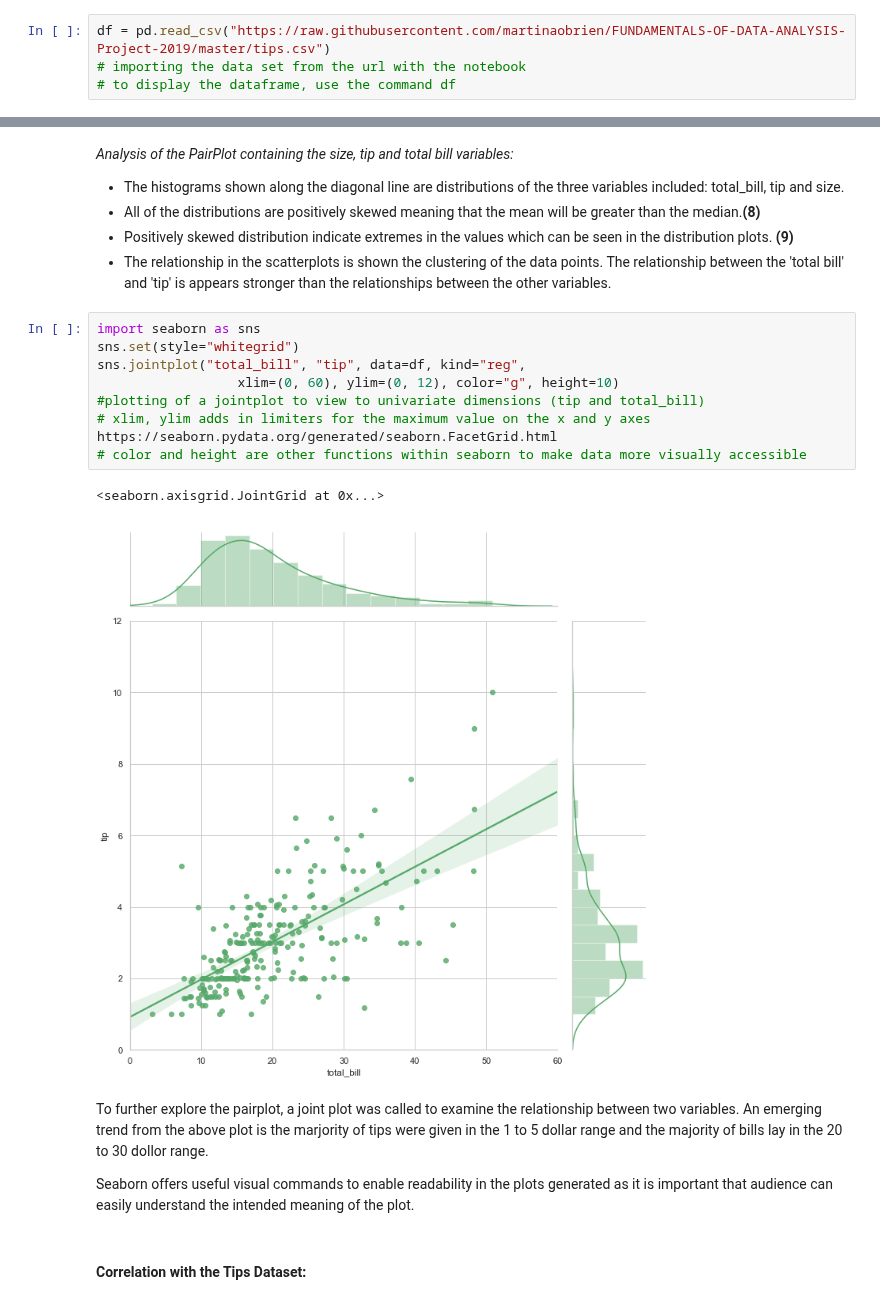
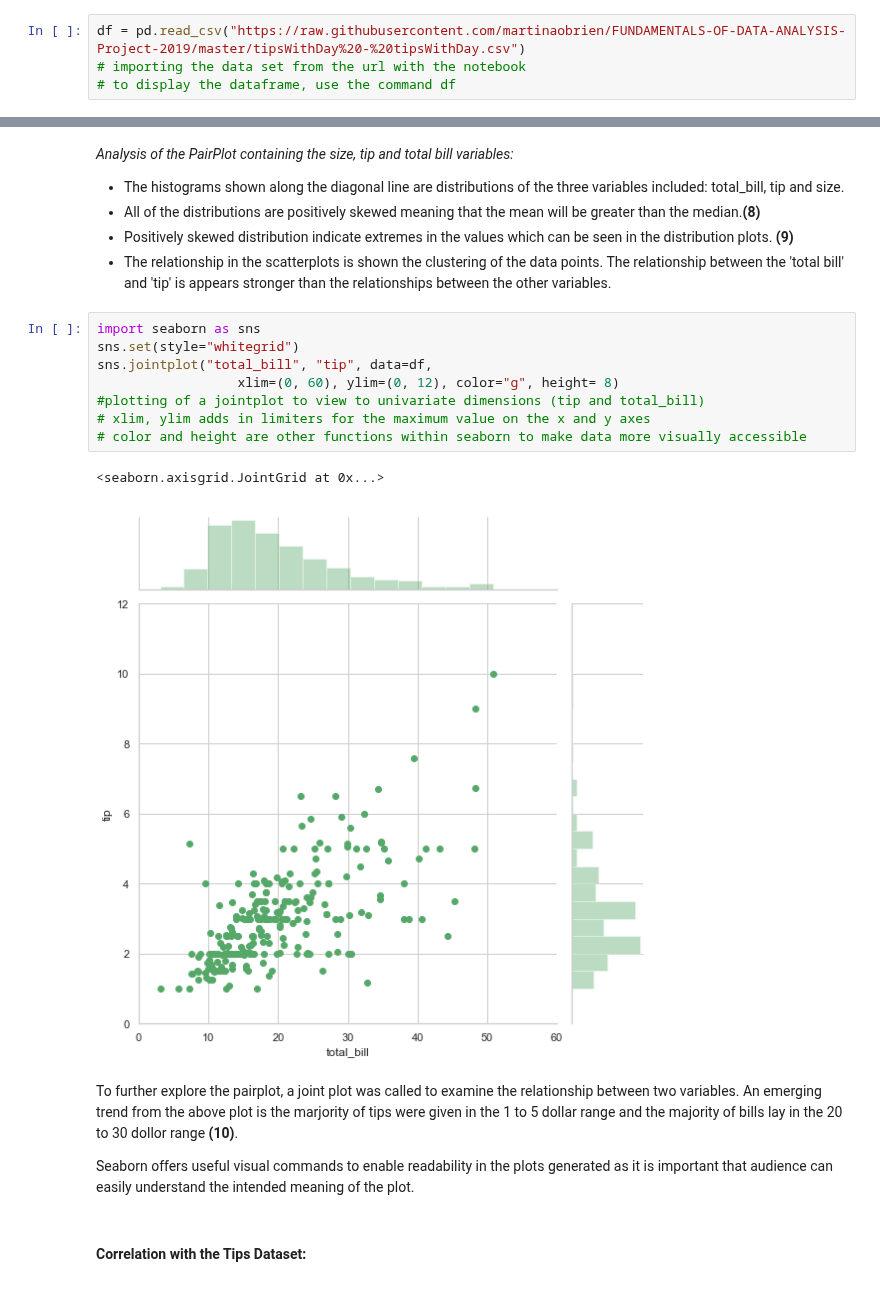
Before and after one commit to martinaobrien/FUNDAMENTALS-OF-DATA-ANALYSIS-Project-2019, a Jupyter notebook: Tips Dataset Assignment .ipynb, the cells around one changed output, grey strips where cells are left out. Saved outputs shown, nothing was run; the diff lists cells and outputs as text.

```diff
--- a/Tips Dataset Assignment .ipynb
+++ b/Tips Dataset Assignment .ipynb
@@ -70,7 +70,7 @@ import matplotlib.pyplot as plt # importing matplotlib
 import seaborn as sns # importing seaborn
 import scipy.stats as ss # importing scipy
 # %%
-df = pd.read_csv("https://raw.githubusercontent.com/martinaobrien/FUNDAMENTALS-OF-DATA-ANALYSIS-Project-2019/master/tips.csv")
+df = pd.read_csv("https://raw.githubusercontent.com/martinaobrien/FUNDAMENTALS-OF-DATA-ANALYSIS-Project-2019/master/tipsWithDay%20-%20tipsWithDay.csv")
 # importing the data set from the url with the notebook
 # to display the dataframe, use the command df
 # %%
@@ -201,17 +201,16 @@ sns.pairplot (df)
 # %%
 import seaborn as sns
 sns.set(style="whitegrid")
-sns.jointplot("total_bill", "tip", data=df, kind="reg",
-                  xlim=(0, 60), ylim=(0, 12), color="g", height=10)
+sns.jointplot("total_bill", "tip", data=df,
+                  xlim=(0, 60), ylim=(0, 12), color="g", height= 8)
 #plotting of a jointplot to view to univariate dimensions (tip and total_bill)
 # xlim, ylim adds in limiters for the maximum value on the x and y axes
-https://seaborn.pydata.org/generated/seaborn.FacetGrid.html
 # color and height are other functions within seaborn to make data more visually accessible
 # %% [output]
 <seaborn.axisgrid.JointGrid at 0x...>
-[figure, old version]
+[figure, new version]
 # %% [markdown]
-To further explore the pairplot, a joint plot was called to examine the relationship between two variables. An emerging trend from the above plot is the marjority of tips were given in the 1 to 5 dollar range and the majority of bills lay in the 20 to 30 dollor range.
+To further explore the pairplot, a joint plot was called to examine the relationship between two variables. An emerging trend from the above plot is the marjority of tips were given in the 1 to 5 dollar range and the majority of bills lay in the 20 to 30 dollor range **(10)**.
 
 Seaborn offers useful visual commands to enable readability in the plots generated as it is important that audience can easily understand the intended meaning of the plot.
 # %% [markdown]
```
Also changed, not shown: parts of 36 cells of this notebook.
